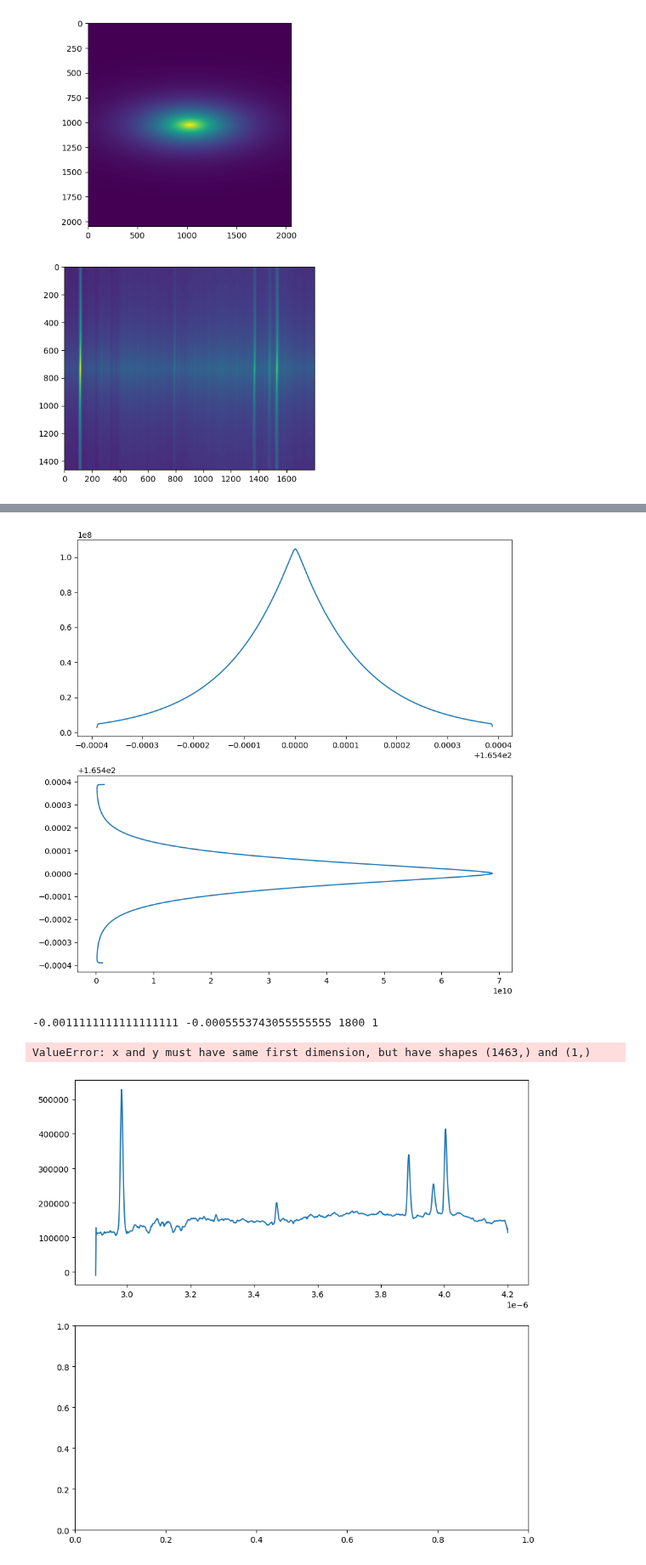
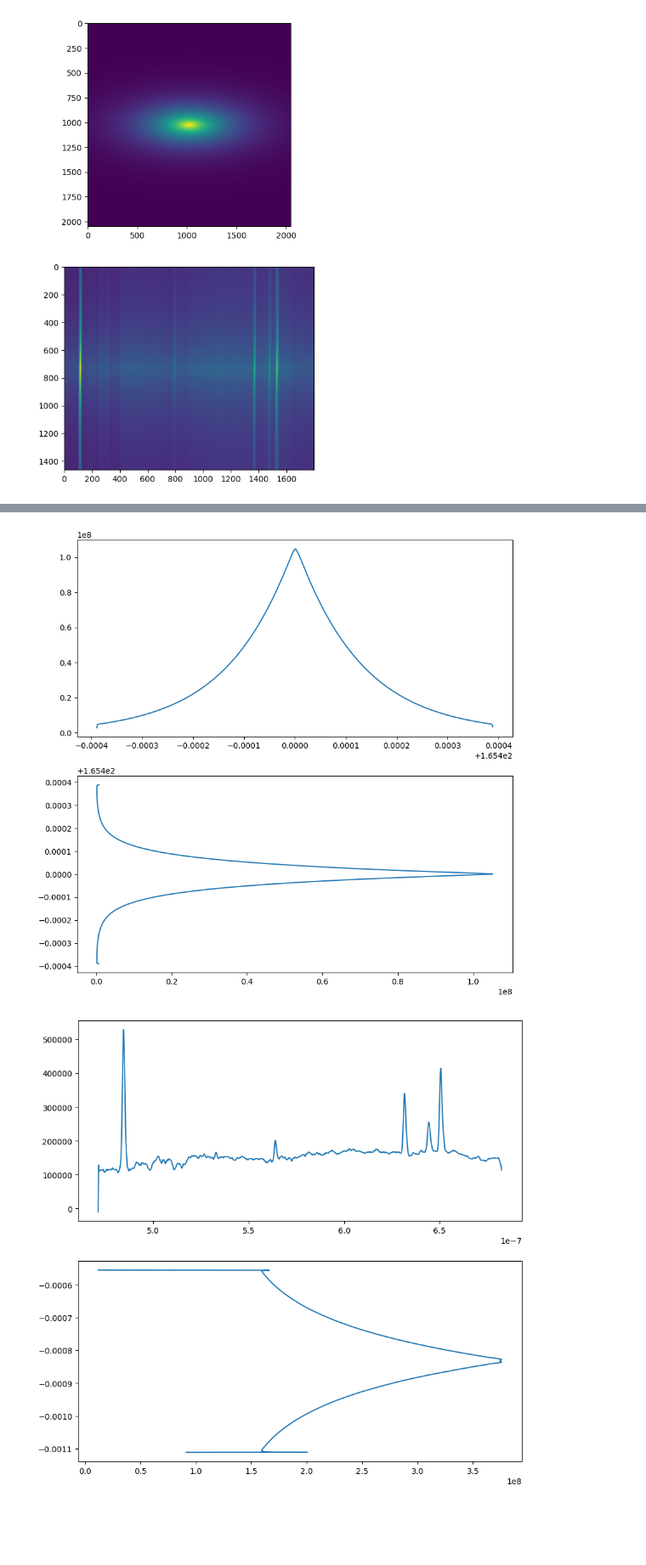
Before and after one commit to B0whunt3r21/AstroPrak, a Jupyter notebook: Galax_Spect.ipynb, the cells around one changed output, grey strips where cells are left out. Shown at 85% size. Saved outputs shown, nothing was run; the diff lists cells and outputs as text; code cells hidden in the pictures; blank space fills up the shorter version.

```diff
--- a/Galax_Spect.ipynb
+++ b/Galax_Spect.ipynb
@@ -5,9 +5,9 @@ import matplotlib.pyplot as plt
 import astropy.units as u
 
 
-file_flux = 'obsprakt.fits'
+galaxSpect = 'Galax_Spect.fits'
 #pyfits.info(file_flux)
-hdu = pyfits.open(file_flux)
+hdu = pyfits.open(galaxSpect)
 IMG = hdu[1].data
 LSS = hdu[2].data
 headerIMG= hdu[1].header
@@ -61,32 +61,31 @@ yEndIMG = headerIMG['CRVAL2'] + (2047 - headerIMG['CRPIX2'])*headerIMG['CDELT2']
 yDegIMG = np.arange(xStartIMG, xEndIMG, headerIMG['CDELT2'])
 
 fix, axis = plt.subplots(2, 1, figsize=(10, 10))
-flux = np.nansum(IMG, 1)
+#flux = np.nansum(IMG, 1)
 axis[0].plot(xDegIMG, IMG[1024, :])
-axis[1].plot(flux, yDegIMG)
+axis[1].plot(IMG[:, 1024], yDegIMG)
 
 plt.show()
 # %% [output]
-[figure, old version]
+[figure, new version]
 # %%
+delY = headerLSS['CDELT2'] * u.arcsec.to(u.deg)
+
 xStartLSS = headerLSS['CRVAL1']
 xEndLSS = xStartLSS + (1799)*headerLSS['CDELT1']
 xDegLSS = np.arange(xStartLSS, xEndLSS, headerLSS['CDELT1'])
 
-yStartLSS = headerLSS['CRVAL2'] * u.arcsec.to('deg')
-yEndLSS = yStartLSS + (1463)*headerLSS['CDELT2'] * u.arcsec.to('deg')
-yDegLSS = np.arange(yStartLSS, yEndLSS, headerLSS['CDELT2'])
+yStartLSS = headerLSS['CRVAL2'] * u.arcsec.to(u.deg)
+yEndLSS = yStartLSS + (1463) * delY
+yDegLSS = np.arange(yStartLSS, yEndLSS, delY)
 
-print(yStartLSS, yEndLSS, len(xDegLSS), len(yDegLSS))
 
 fix, axis = plt.subplots(2, 1, figsize=(10, 10))
 axis[0].plot(xDegLSS, LSS[900, :])
 
 flux = np.nansum(LSS, 1)
 axis[1].plot(flux, yDegLSS)
 
 plt.show()
 # %% [output]
--0.0011111111111111111 -0.0005553743055555555 1800 1
-ValueError: x and y must have same first dimension, but have shapes (1463,) and (1,)
-[figure, old version]
+[figure, new version]
```
Also changed, not shown: parts of 1 cell of this notebook, 2 other files.
